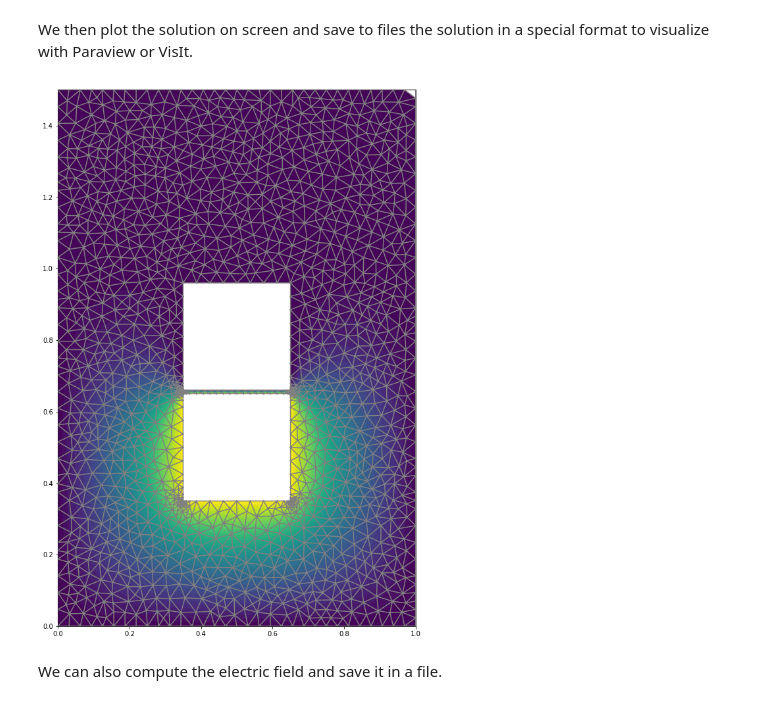
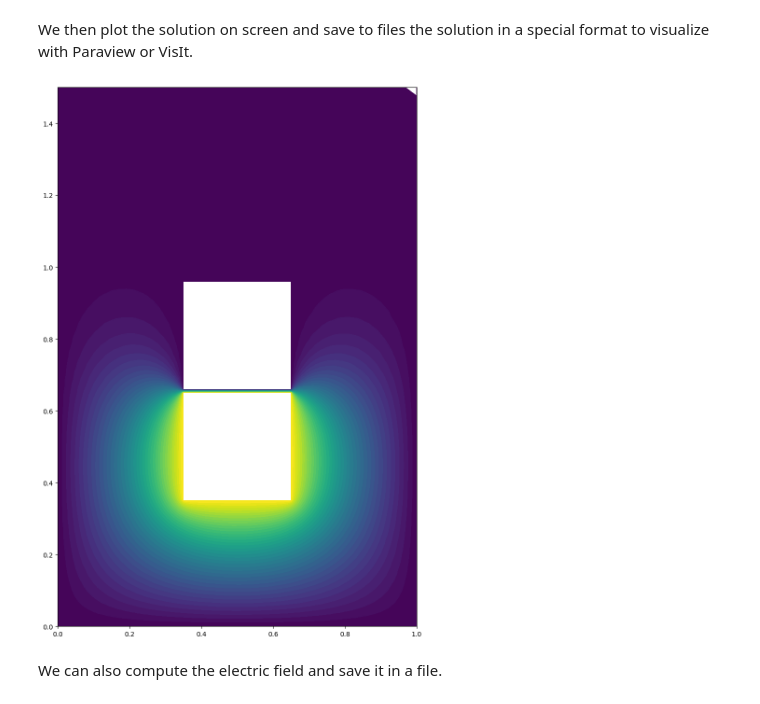
Before and after one commit to reula/Curso-Python, a Jupyter notebook: fenics-project/Capacity-adaptive.ipynb, the cells around one changed output. Cells and saved outputs as stored; diff of their text form; code cells hidden in the pictures.

```diff
--- a/fenics-project/Capacity-adaptive.ipynb
+++ b/fenics-project/Capacity-adaptive.ipynb
@@ -267,40 +277,40 @@ We then plot the solution on screen and save to files the solution in a special
 # Plot solution and mesh
 mpl.figure(figsize=(10,15))
 plot(u.leaf_node())
-plot(mesh.leaf_node())
+#plot(mesh.leaf_node())
 #plot(u)
 #plot(mesh)
 
 
 
 # Save solution to file in VTK format
 
 if capacity_01 :
     vtkfile_phi_init = File('Capacity/potential_01_init_mesh.pvd')
     vtkfile_e_init = File('Capacity/field_01_init_mesh.pvd')
     vtkfile_phi = File('Capacity/potential_01_final_mesh.pvd')
     vtkfile_e = File('Capacity/field_01_final_mesh.pvd')
 
 if capacity_10 :
     vtkfile_phi_init = File('Capacity/potential_10_init_mesh.pvd')
     vtkfile_e_init = File('Capacity/field_10_init_mesh.pvd')
     vtkfile_phi = File('Capacity/potential_10_final_mesh.pvd')
     vtkfile_e = File('Capacity/field_10_final_mesh.pvd')
 
 if test1 :
     vtkfile_phi_init = File('Capacity/potential_test_init_mesh.pvd')
     vtkfile_e_init = File('Capacity/field_test_init_mesh.pvd')
     vtkfile_phi = File('Capacity/potential_test_final_mesh.pvd')
     vtkfile_e = File('Capacity/field_test_final_mesh.pvd')
 
 
 #vtkfile_phi << u
 
 
 vtkfile_phi_init << u.root_node()
 vtkfile_phi << u.leaf_node()
 # %% [output]
-[figure, old version]
+[figure, new version]
 # %% [markdown]
 We can also compute the electric field and save it in a file.
 # %%
```
Also changed, not shown: parts of 4 cells of this notebook, 24 other files.
